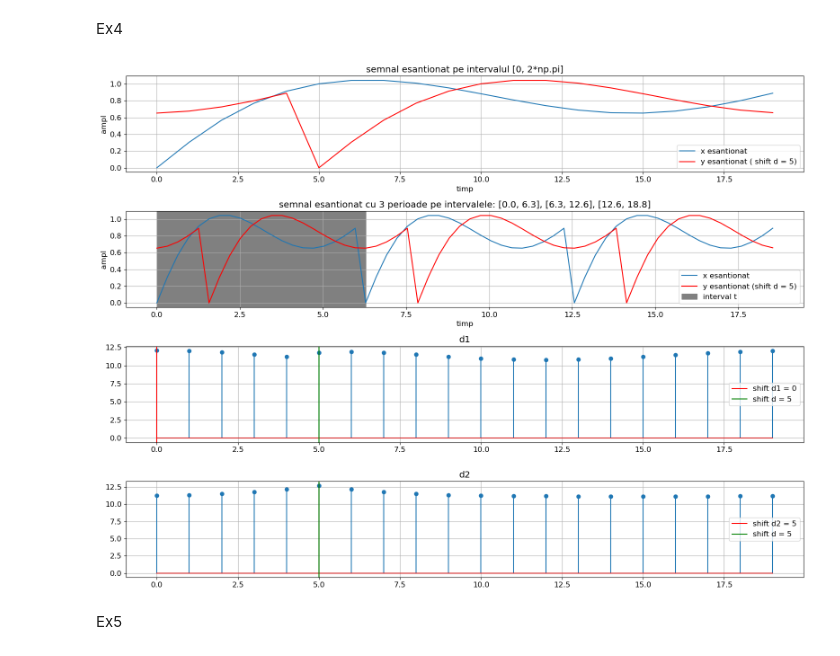
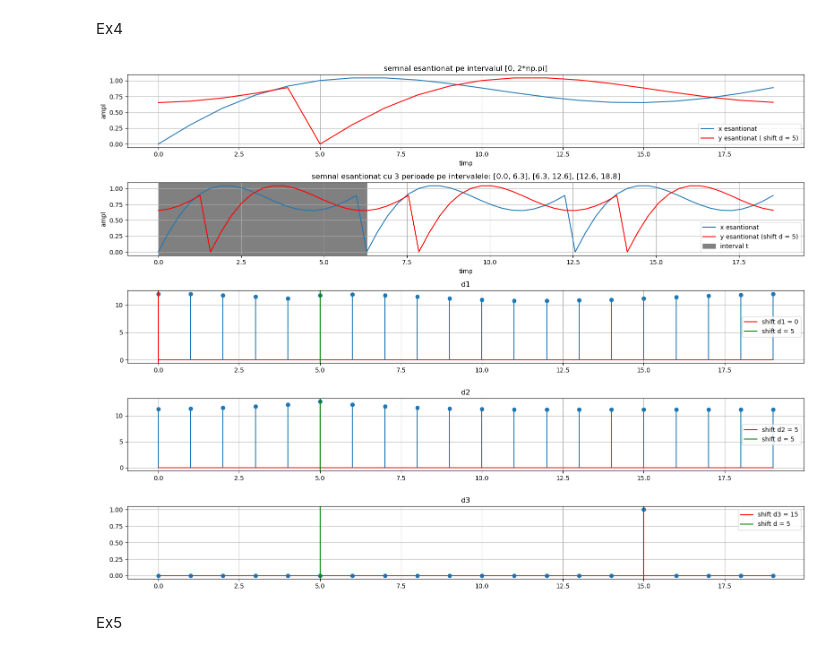
Before and after one commit to andialexandrescu/SignalProcessing_Lab, a Jupyter notebook: lab6.ipynb, the cells around one changed output. Cells and saved outputs as stored; diff of their text form; code cells hidden in the pictures.

```diff
--- a/lab6.ipynb
+++ b/lab6.ipynb
@@ -182,8 +182,10 @@ d1_rezultat = np.fft.ifft(np.fft.fft(x) * np.fft.fft(y))
 d1_recuperat = np.argmax(np.abs(np.fft.ifft(np.fft.fft(x) * np.fft.fft(y))))
 d2_rezultat = np.fft.ifft(np.conj(np.fft.fft(x))*np.fft.fft(y))
 d2_recuperat = np.argmax(np.abs(np.fft.ifft(np.conj(np.fft.fft(x))*np.fft.fft(y))))
+d3_rezultat = np.fft.ifft(np.fft.fft(x)/np.fft.fft(y))
+d3_recuperat = np.argmax(np.abs(np.fft.ifft(np.fft.fft(x)/np.fft.fft(y))))
 
-fig, axs = plt.subplots(4, 1, figsize=(16, 12))
+fig, axs = plt.subplots(5, 1, figsize=(16, 12))
 
 axs[0].plot(x, label='x esantionat')
 axs[0].plot(y, color='red', label=f'y esantionat ( shift d = {d})')
@@ -209,34 +211,41 @@ for perioada in range(nr_perioade):
 axs[1].plot(t_n_ext, x_n_ext, label='x esantionat')
 axs[1].plot(t_n_ext, y_n_ext, color='red', label=f'y esantionat (shift d = {d})')
 axs[1].axvspan(0, 2*np.pi, color='gray', label='interval t')
 L_intervale = []
 for i in range(nr_perioade):
     L_intervale.append(f"[{2*i*np.pi:.1f}, {2*(i+1)*np.pi:.1f}]")
 axs[1].set_title(f'semnal esantionat cu {nr_perioade} perioade pe intervalele: {", ".join(L_intervale)}')
 axs[1].set_xlabel('timp')
 axs[1].set_ylabel('ampl')
 axs[1].legend()
 axs[1].grid(True)
 
 axs[2].stem(np.abs(d1_rezultat))
 axs[2].axvline(x=d1_recuperat, color='red', label=f'shift d1 = {d1_recuperat}')
 axs[2].axvline(x=d, color='green', label=f'shift d = {d}')
 axs[2].set_title('d1')
 axs[2].legend()
 axs[2].grid(True)
 
 axs[3].stem(np.abs(d2_rezultat))
 axs[3].axvline(x=d2_recuperat, color='red', label=f'shift d2 = {d2_recuperat}')
 axs[3].axvline(x=d, color='green', label=f'shift d = {d}')
 axs[3].set_title('d2')
 axs[3].legend()
 axs[3].grid(True)
 
+axs[4].stem(np.abs(d3_rezultat))
+axs[4].axvline(x=d3_recuperat, color='red', label=f'shift d3 = {d3_recuperat}')
+axs[4].axvline(x=d, color='green', label=f'shift d = {d}')
+axs[4].set_title('d3')
+axs[4].legend()
+axs[4].grid(True)
+
 plt.tight_layout()
 plt.savefig(fname="./lab6/lab6_plots/ex4/shift_circular_semnal.pdf", format="pdf")
 plt.show()
 # %% [output]
-[figure, old version]
+[figure, new version]
 # %% [markdown]
 Ex5
 # %%
```
Also changed, not shown: parts of 9 cells of this notebook, 18 other files.
